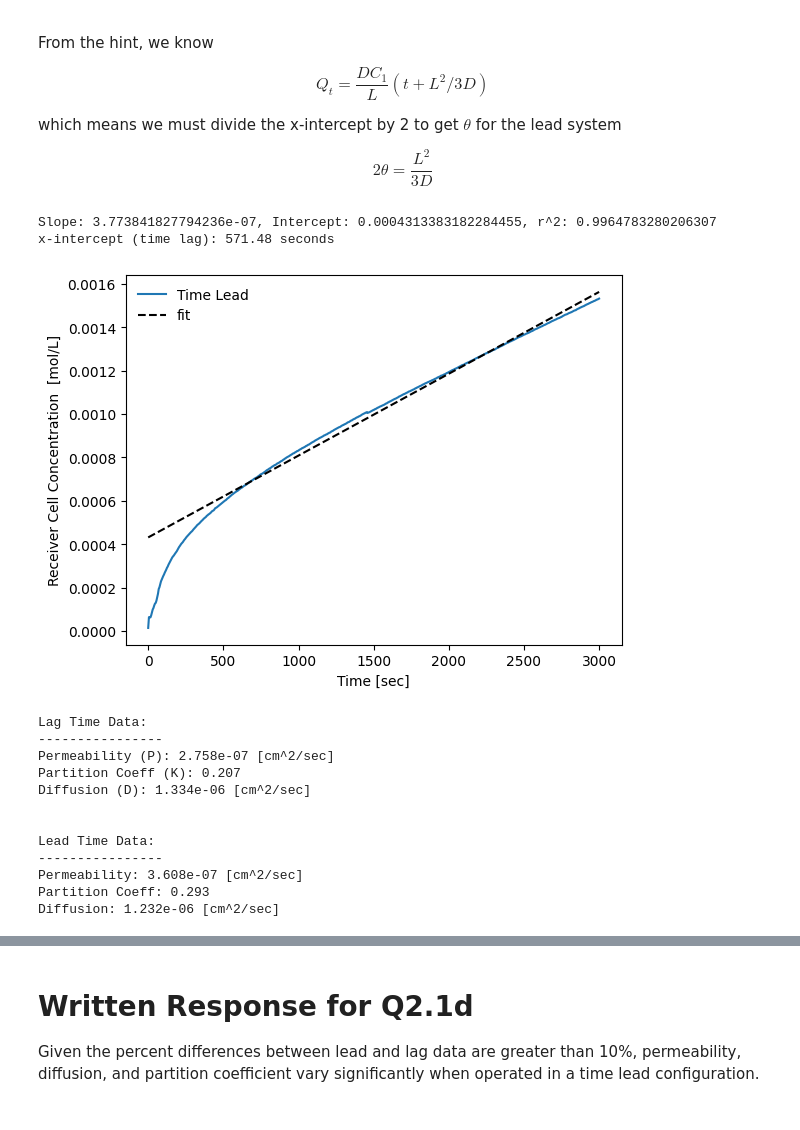
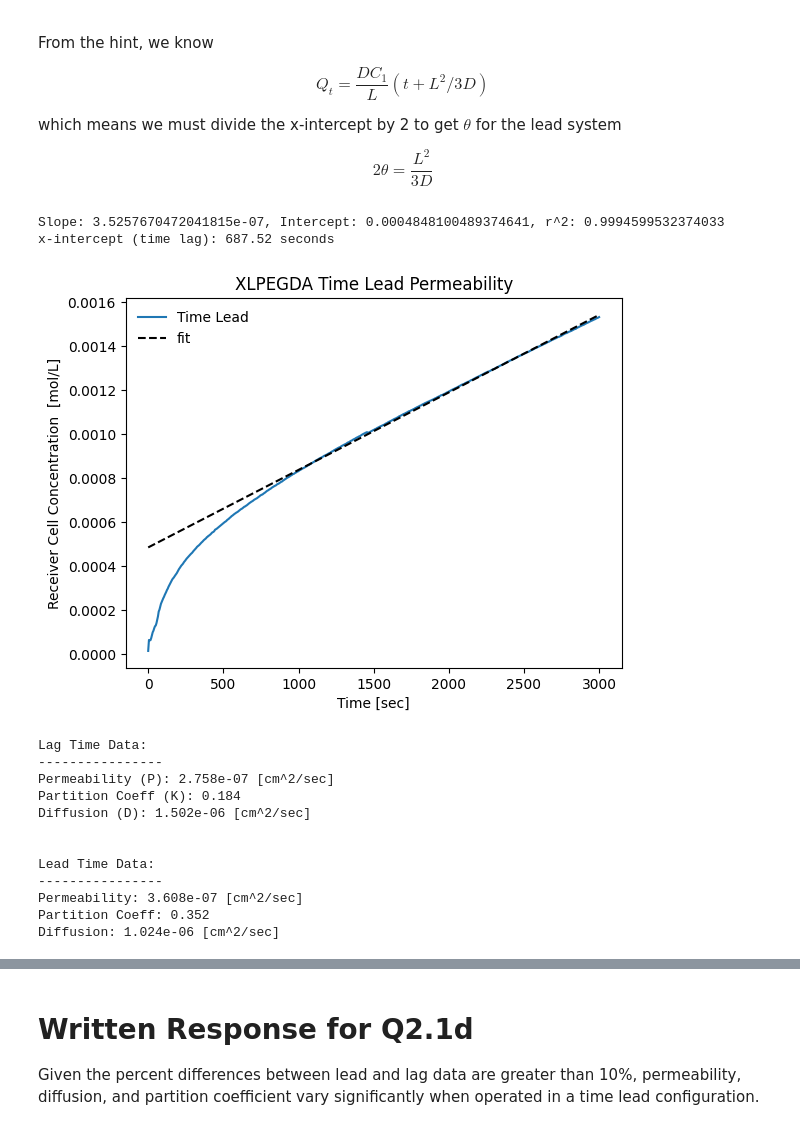
Before and after one commit to mohan-s1/uva, a Jupyter notebook: mass_transfer/mass_hw2.ipynb, the cells around one changed output, grey strips where cells are left out. Cells and saved outputs as stored; diff of their text form; code cells hidden in the pictures.

```diff
--- a/mass_transfer/mass_hw2.ipynb
+++ b/mass_transfer/mass_hw2.ipynb
@@ -112,28 +110,30 @@ $$ 2 \theta = \frac{L^2}{3 D} $$
 # %%
 L_lead = 0.065 # cm
 
-lead_exclude = 50 # number of points to exclude
+lead_exclude = 150 # number of points to exclude
 
 lead_slope, lead_intercept, lead_r_value, lead_p_value, std_err = scipy.stats.linregress(lead_time[lead_exclude:], lead_concentration[lead_exclude:])
 
 theta_lead = lead_intercept/(lead_slope) * 0.5 # multiply x-intercept by 1/2
 
 print(f"Slope: {lead_slope}, Intercept: {lead_intercept}, r^2: {lead_r_value}")
 
 print(f"x-intercept (time lag): {theta_lead:.2f} seconds") # ANSWER
 
 lead_line = draw_line(slope = lead_slope, intercept = lead_intercept, input=lead_time)
 
 plt.plot(lead_time, lead_concentration, label = "Time Lead")
 plt.plot(lead_time, lead_line, color = 'k', label = 'fit', linestyle = '--')
 plt.xlabel("Time [sec]")
 plt.ylabel(r"Receiver Cell Concentration  [mol/L]")
 plt.legend(frameon = False)
+plt.title("XLPEGDA Time Lead Permeability")
+plt.savefig("/Users/mohan/Desktop/lead_perm.png", dpi = 400)
 plt.show();
 # %% [output]
-Slope: 3.773841827794236e-07, Intercept: 0.0004313383182284455, r^2: 0.9964783280206307
-x-intercept (time lag): 571.48 seconds
+Slope: 3.5257670472041815e-07, Intercept: 0.0004848100489374641, r^2: 0.9994599532374033
+x-intercept (time lag): 687.52 seconds
-[figure, old version]
+[figure, new version]
 # %%
 lead_perm = permeability(Cr = lead_concentration, L = L_lead) # change Cr to use lead concentration data
 
@@ -152,15 +152,15 @@ print(f"\n \nLead Time Data:\n----------------\nPermeability: {P_lead:.3e} [cm^2
 Lag Time Data:
 ----------------
 Permeability (P): 2.758e-07 [cm^2/sec]
-Partition Coeff (K): 0.207
-Diffusion (D): 1.334e-06 [cm^2/sec]
+Partition Coeff (K): 0.184
+Diffusion (D): 1.502e-06 [cm^2/sec]
 
 
 Lead Time Data:
 ----------------
 Permeability: 3.608e-07 [cm^2/sec]
-Partition Coeff: 0.293
-Diffusion: 1.232e-06 [cm^2/sec]
+Partition Coeff: 0.352
+Diffusion: 1.024e-06 [cm^2/sec]
 # %%
 diffus_difference = np.abs((D_lead)/(D_lag))*100
 
```
Also changed, not shown: parts of 7 cells of this notebook.
